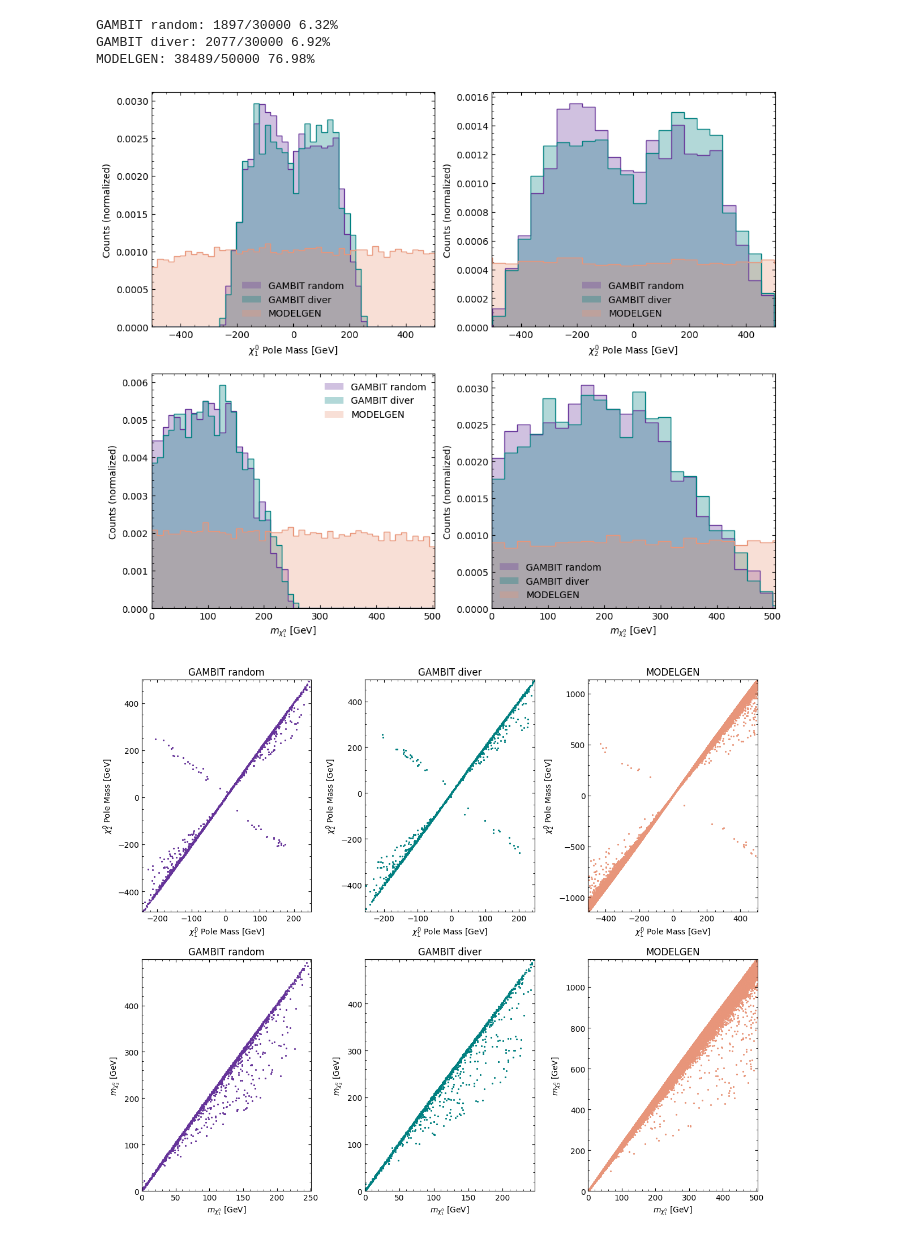
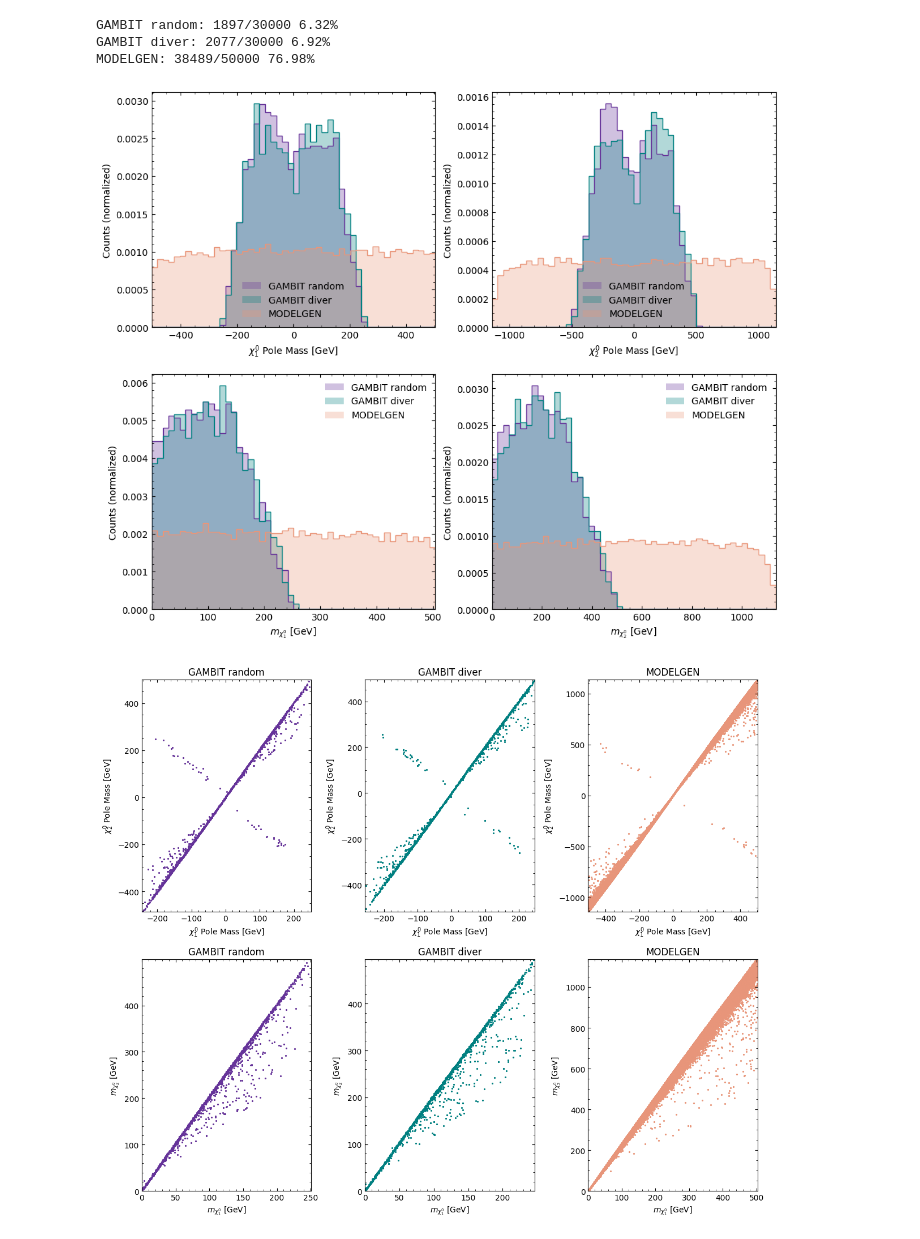
Before and after one commit to vallereichi/mssmscanning, a Jupyter notebook: MSSM/neutralino.ipynb, the cells around one changed output. Saved outputs shown, nothing was run; the diff lists cells and outputs as text; code cells hidden in the pictures.

```diff
--- a/MSSM/neutralino.ipynb
+++ b/MSSM/neutralino.ipynb
@@ -59,42 +59,42 @@ ax2.hist(chi0_2_mg, bins=50,range=(np.min(chi0_2_mg), np.max(chi0_2_mg)), densit
 ax2.hist(chi0_2_gr, bins=50,range=(np.min(chi0_2_mg), np.max(chi0_2_mg)), density=True, histtype='step', color='rebeccapurple')
 ax2.hist(chi0_2_gd, bins=50,range=(np.min(chi0_2_mg), np.max(chi0_2_mg)), density=True, histtype='step', color='teal')
 ax2.hist(chi0_2_mg, bins=50,range=(np.min(chi0_2_mg), np.max(chi0_2_mg)), density=True, histtype='step', color='darksalmon')
-ax2.set_xlim(np.min(chi0_1_mg), np.max(chi0_1_mg))
+ax2.set_xlim(np.min(chi0_2_mg), np.max(chi0_2_mg))
 ax2.minorticks_on()
 ax2.tick_params(axis='both', which='both', direction='in', top=True, right=True)
 ax2.legend(frameon=False)
 ax2.set_xlabel("$\\chi_2^0$ Pole Mass [GeV]")
 ax2.set_ylabel("Counts (normalized)")
 
 ax3.hist(np.abs(chi0_1_gr), bins=50,range=(0, np.max(chi0_1_mg)), density=True, alpha=0.3, histtype='stepfilled', color='rebeccapurple', label='GAMBIT random')
 ax3.hist(np.abs(chi0_1_gd), bins=50,range=(0, np.max(chi0_1_mg)), density=True, alpha=0.3, histtype='stepfilled', color='teal', label='GAMBIT diver')
 ax3.hist(np.abs(chi0_1_mg), bins=50,range=(0, np.max(chi0_1_mg)), density=True, alpha=0.3, histtype='stepfilled', color='darksalmon', label='MODELGEN')
 ax3.hist(np.abs(chi0_1_gr), bins=50,range=(0, np.max(chi0_1_mg)), density=True, histtype='step', color='rebeccapurple')
 ax3.hist(np.abs(chi0_1_gd), bins=50,range=(0, np.max(chi0_1_mg)), density=True, histtype='step', color='teal')
 ax3.hist(np.abs(chi0_1_mg), bins=50,range=(0, np.max(chi0_1_mg)), density=True, histtype='step', color='darksalmon')
 ax3.set_xlim(0, np.max(chi0_1_mg))
 ax3.minorticks_on()
 ax3.tick_params(axis='both', which='both', direction='in', top=True, right=True)
 ax3.legend(frameon=False)
 ax3.set_xlabel("$m_{\\chi_1^0}$ [GeV]")
 ax3.set_ylabel("Counts (normalized)")
 
 ax4.hist(np.abs(chi0_2_gr), bins=50,range=(0, np.max(chi0_2_mg)), density=True, alpha=0.3, histtype='stepfilled', color='rebeccapurple', label='GAMBIT random')
 ax4.hist(np.abs(chi0_2_gd), bins=50,range=(0, np.max(chi0_2_mg)), density=True, alpha=0.3, histtype='stepfilled', color='teal', label='GAMBIT diver')
 ax4.hist(np.abs(chi0_2_mg), bins=50,range=(0, np.max(chi0_2_mg)), density=True, alpha=0.3, histtype='stepfilled', color='darksalmon', label='MODELGEN')
 ax4.hist(np.abs(chi0_2_gr), bins=50,range=(0, np.max(chi0_2_mg)), density=True, histtype='step', color='rebeccapurple')
 ax4.hist(np.abs(chi0_2_gd), bins=50,range=(0, np.max(chi0_2_mg)), density=True, histtype='step', color='teal')
 ax4.hist(np.abs(chi0_2_mg), bins=50,range=(0, np.max(chi0_2_mg)), density=True, histtype='step', color='darksalmon')
-ax4.set_xlim(0, np.max(chi0_1_mg))
+ax4.set_xlim(0, np.max(chi0_2_mg))
 ax4.minorticks_on()
 ax4.tick_params(axis='both', which='both', direction='in', top=True, right=True)
 ax4.legend(frameon=False)
 ax4.set_xlabel("$m_{\\chi_2^0}$ [GeV]")
 ax4.set_ylabel("Counts (normalized)")
 
 plt.show()
 # %% [output]
-[figure, old version]
+[figure, new version]
 # %%
 fig = plt.figure(figsize=(12, 10))
 ax1 = fig.add_subplot(231)
```
Also changed, not shown: 5 other files.
